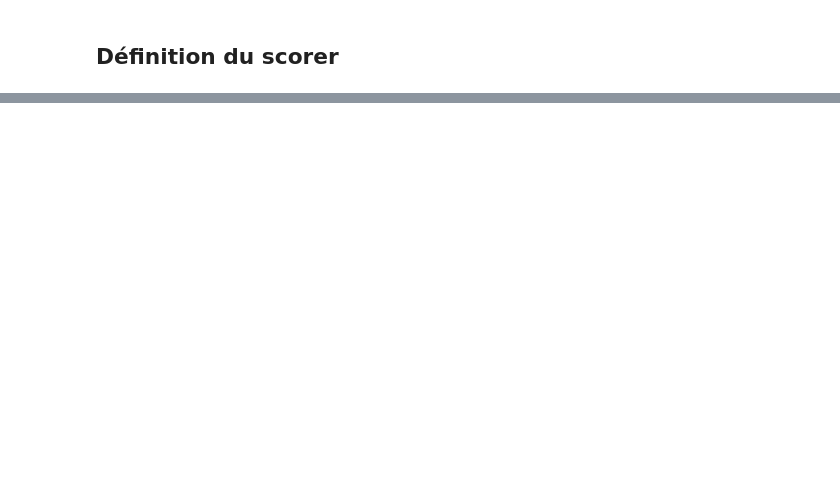
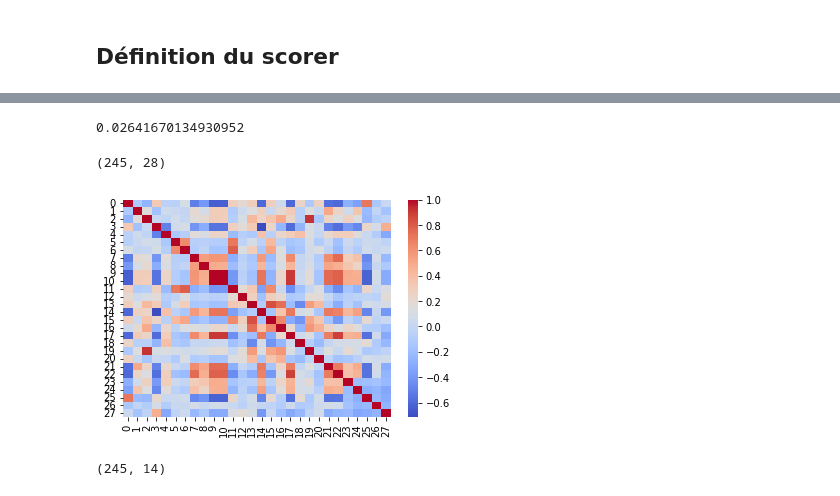
Before and after one commit to olivierpavee/nba_forecast, a Jupyter notebook: notebooks/bboinier_Data_Exploration.ipynb, the cells around one changed output, grey strips where cells are left out. Saved outputs shown, nothing was run; the diff lists cells and outputs as text; code cells hidden in the pictures; blank space fills up the shorter version.

```diff
--- a/notebooks/bboinier_Data_Exploration.ipynb
+++ b/notebooks/bboinier_Data_Exploration.ipynb
@@ -323,0 +486,18 @@ score_baseline
+# %%
+feat_numerical = sorted(X_off.select_dtypes(include=["int32", "float64"]).columns)
+# %%
+preproc_numerical = make_pipeline(
+    KNNImputer(missing_values=0.0),
+    MinMaxScaler()
+)
+
+preproc_categorical = make_pipeline(
+    SimpleImputer(strategy="most_frequent"),
+    OneHotEncoder(handle_unknown="ignore"))
+
+preproc = make_column_transformer(
+    (preproc_numerical, feat_numerical),
+    (preproc_categorical, feat_categorical_small),
+    remainder="drop")
+
+preproc
@@ -323,0 +562,5 @@ score_baseline
+# %%
+preproc_transformer = make_column_transformer(
+    (preproc_numerical, feat_numerical),
+    (preproc_categorical, feat_categorical_small),
+    remainder="drop")
@@ -323,0 +592,17 @@ score_baseline
+# %%
+pipe = make_pipeline(preproc_with_selectPercentile, Ridge())
+score = cross_val_score(pipe, X_off, y_off_log, cv=5, scoring=mse).mean()
+score
+# %% [output]
+0.02641670134930952
+# %%
+X_off_preproc = pd.DataFrame(preproc_transformer.fit_transform(X_off))
+# %%
+X_off_preproc.shape
+# %% [output]
+(245, 28)
+# %%
+corr_num = X_off_preproc.corr()
+sns.heatmap(corr_num, cmap='coolwarm', yticklabels=1, xticklabels=1);
+# %% [output]
+[figure, added]
@@ -323,0 +611,4 @@ score_baseline
+# %%
+X_off_preproc_2.shape
+# %% [output]
+(245, 14)
```
Also changed, not shown: parts of 80 cells of this notebook.
